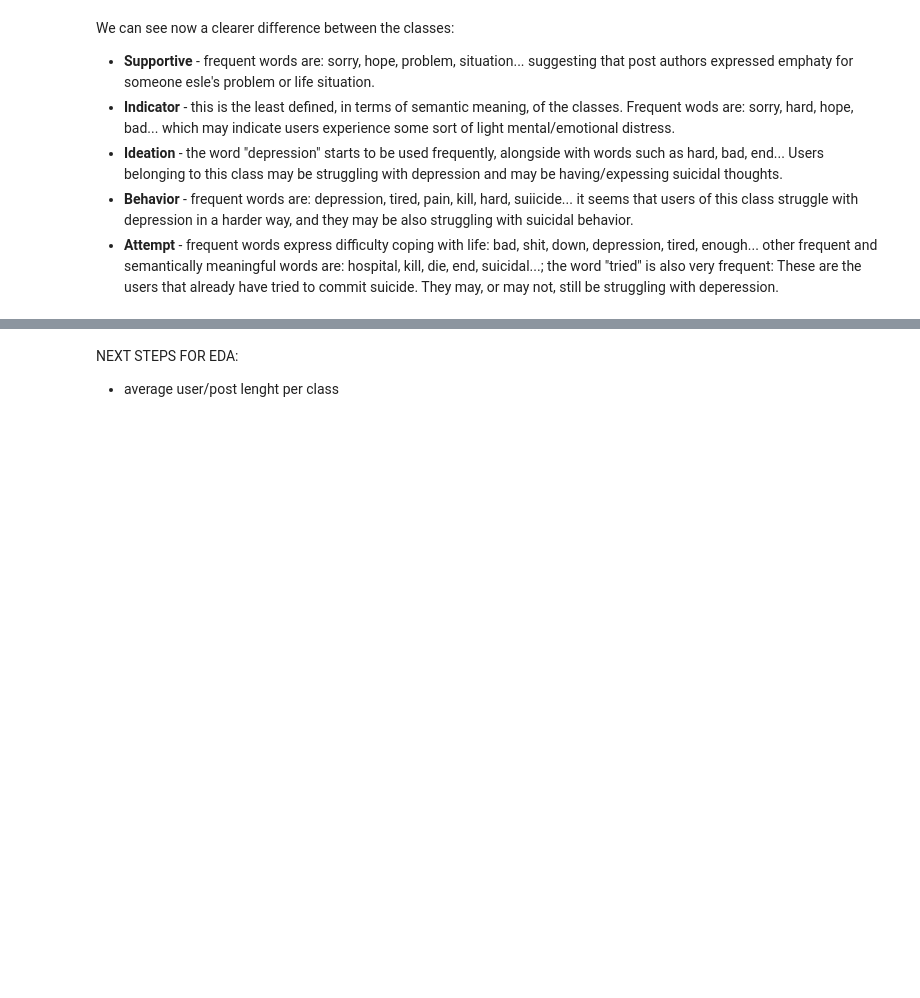
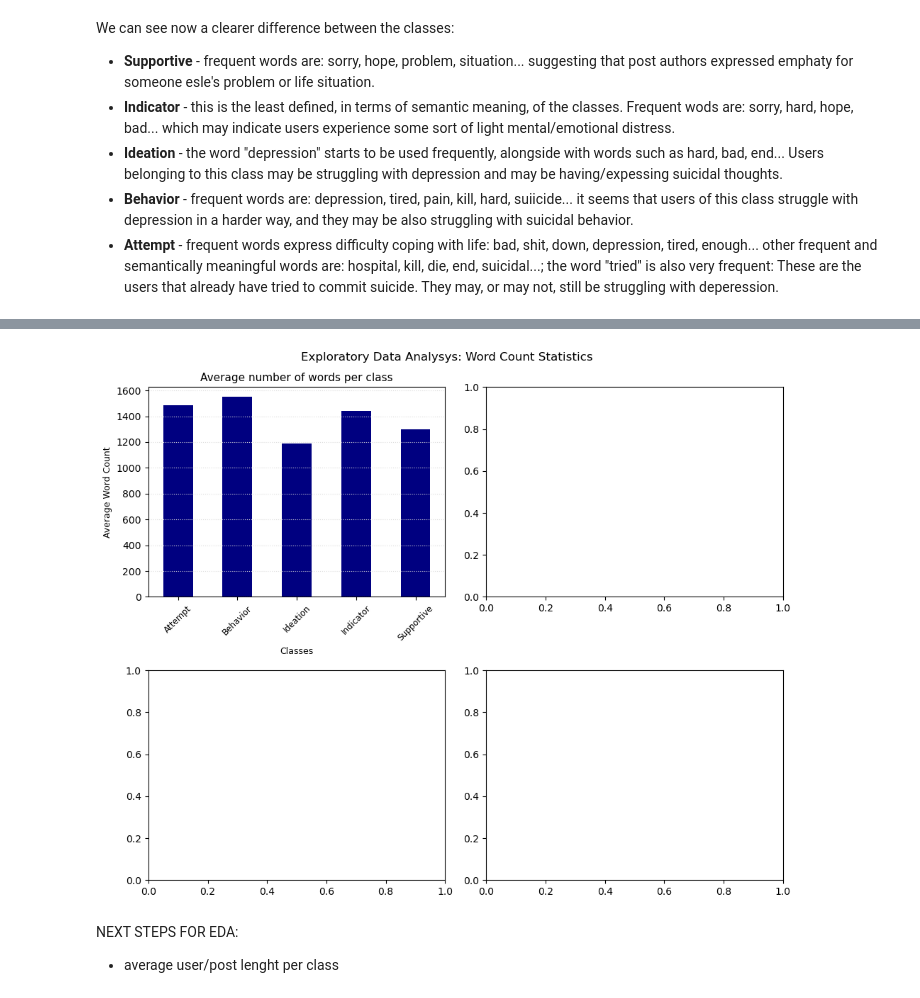
Before and after one commit to SebastianoDenegri/Targeted_Suicide_Intervention, a Jupyter notebook: Reddit_Users_Classification.ipynb, the cells around one changed output, grey strips where cells are left out. Saved outputs shown, nothing was run; the diff lists cells and outputs as text; code cells hidden in the pictures; blank space fills up the shorter version.

Commit message:
word count stats: average count per class

```diff
--- a/Reddit_Users_Classification.ipynb
+++ b/Reddit_Users_Classification.ipynb
@@ -403,0 +406,3 @@ We can see now a clearer difference between the classes:
+# %%
+data['word_count'] = data['Post'].str.split().apply(lambda x: len(x))
+data
@@ -403,0 +423,6 @@ We can see now a clearer difference between the classes:
+# %%
+word_ds = data.groupby(['Label'], as_index=False)['word_count'].mean()
+word_ds.rename(columns={'word_count':'wc_mean'}, inplace=True)
+word_ds['wc_max'] = data.groupby(['Label'], as_index=False)['word_count'].max()['word_count']
+word_ds['wc_min'] = data.groupby(['Label'], as_index=False)['word_count'].min()['word_count']
+word_ds
@@ -404,3 +436,24 @@ We can see now a clearer difference between the classes:
+# %%
+fig = plt.figure(figsize=(10,8))
+ax1 = fig.add_subplot(2,2,1)
+max_wc = fig.add_subplot(2,2,2)
+min_wc = fig.add_subplot(2,2,3)
+freq_wc = fig.add_subplot(2,2,4)
+
+word_ds.plot(x='Label', y='wc_mean', kind='bar', color='navy', rot=45, legend=False, ax=ax1)
+ax1.set_title('Average number of words per class', fontsize=11)
+ax1.set_xlabel("Classes", fontsize=9)
+ax1.set_ylabel('Average Word Count', fontsize=9)
+ax1.set_xticklabels(word_ds.Label, fontsize=8.5)
+#ax1.set_yticklabels(class_freq.index, fontsize=8.5)
+
+ax1.grid(True, axis='y', color='gainsboro', ls= ':', linewidth=0.8)
+
+fig.suptitle('Exploratory Data Analysys: Word Count Statistics', fontsize=12)
+plt.tight_layout()
+plt.show()
+# %% [output]
+[figure, added]
 # %% [markdown]
 NEXT STEPS FOR EDA:
 - average user/post lenght per class
```
Also changed, not shown: parts of 17 cells of this notebook.
